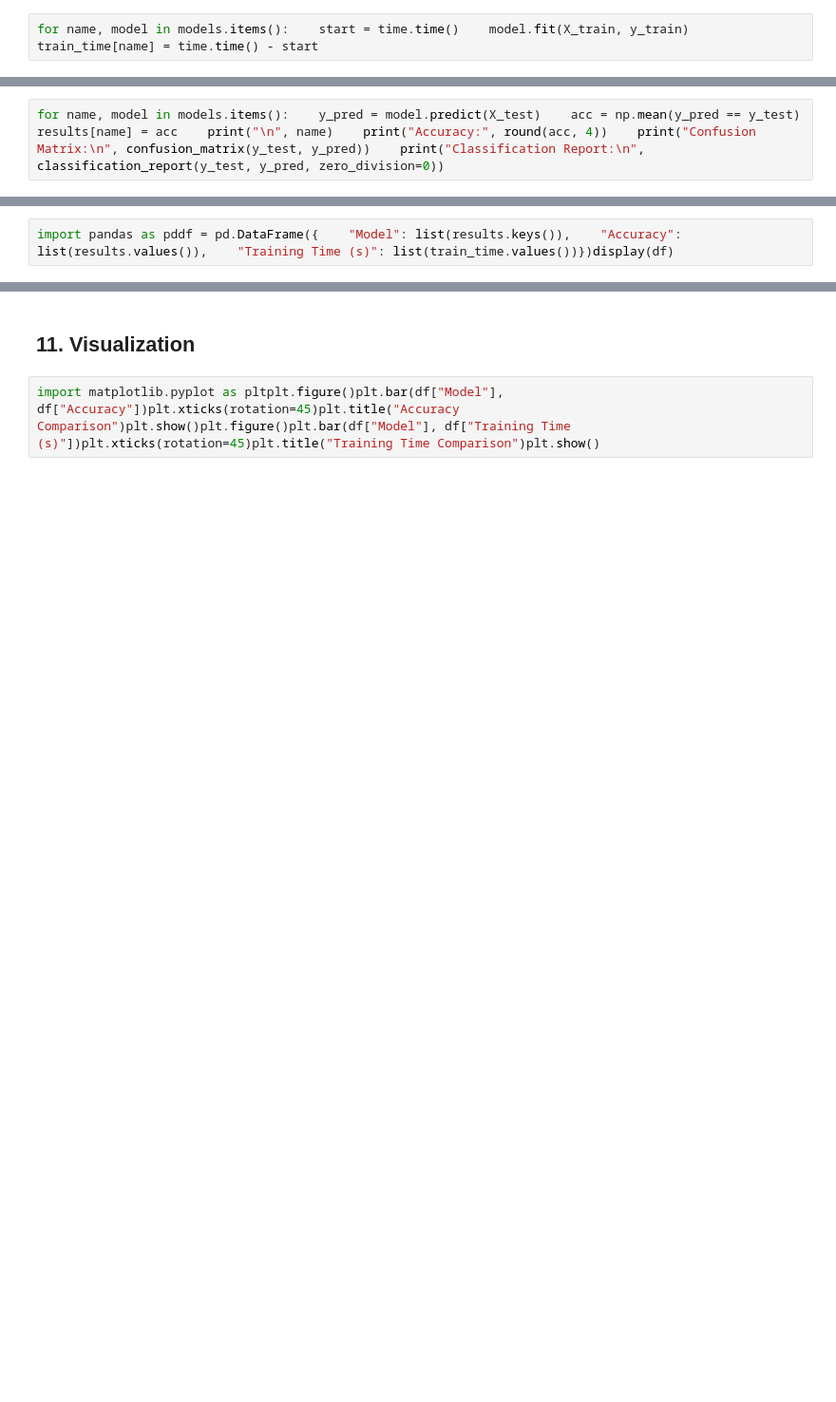
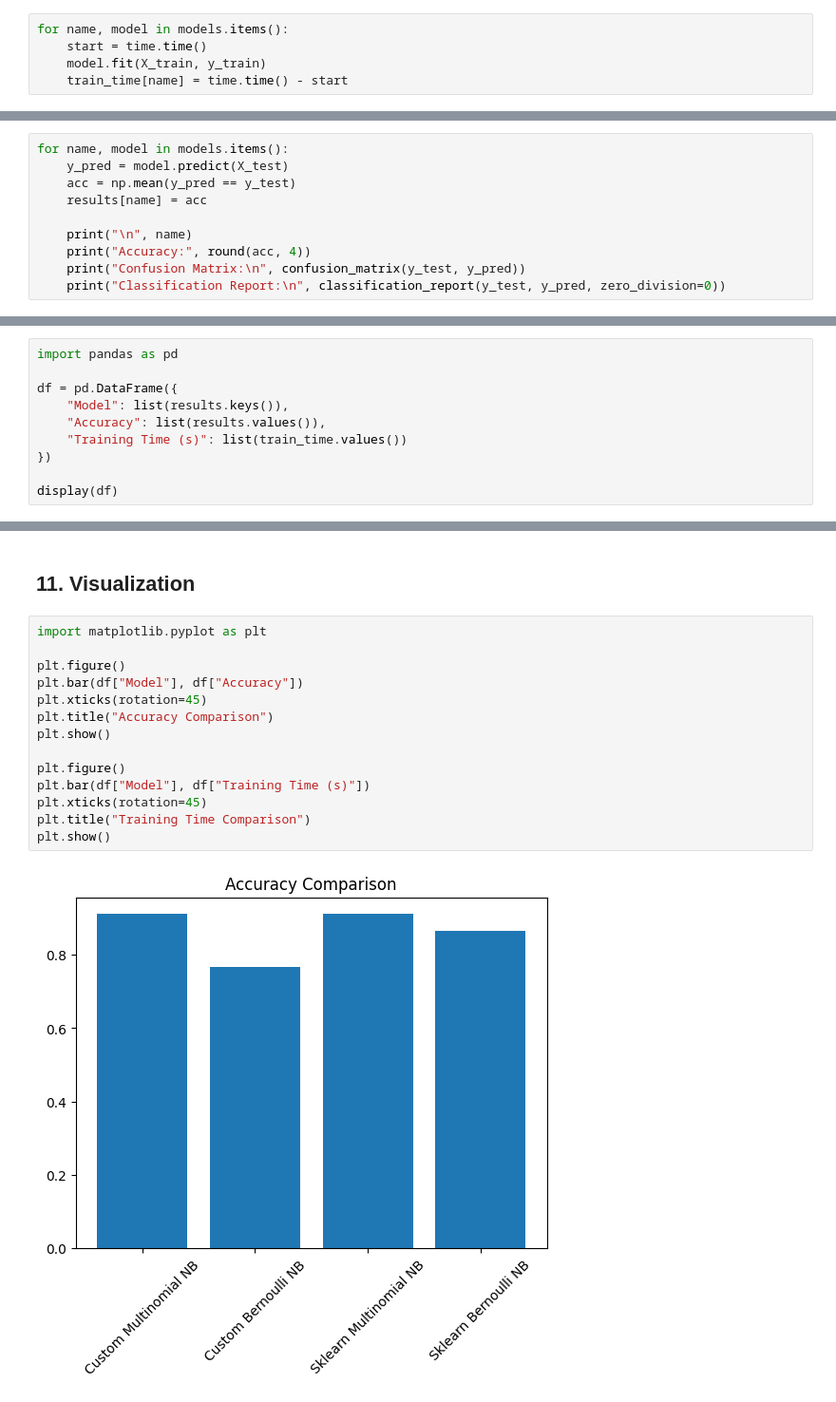
Before and after one commit to Harry5867/ML_Group6, a Jupyter notebook: Chapter2/notebooks/3.Naive_bayes_clean.ipynb, the cells around one changed output, grey strips where cells are left out. Shown at 95% size. Saved outputs shown, nothing was run; the diff lists cells and outputs as text; blank space fills up the shorter version.

```diff
--- a/Chapter2/notebooks/3.Naive_bayes_clean.ipynb
+++ b/Chapter2/notebooks/3.Naive_bayes_clean.ipynb
@@ -24,8 +98,19 @@ models = {    "Custom Multinomial NB": CustomMultinomialNB(),    "Custom Bernoul
 # %% [markdown]
 ## 6. Train model
 # %%
-for name, model in models.items():    start = time.time()    model.fit(X_train, y_train)    train_time[name] = time.time() - start
+for name, model in models.items():
+    start = time.time()
+    model.fit(X_train, y_train)
+    train_time[name] = time.time() - start
 # %% [markdown]
 ## 7. Đánh giá
 # %%
-for name, model in models.items():    y_pred = model.predict(X_test)    acc = np.mean(y_pred == y_test)    results[name] = acc    print("\n", name)    print("Accuracy:", round(acc, 4))    print("Confusion Matrix:\n", confusion_matrix(y_test, y_pred))    print("Classification Report:\n", classification_report(y_test, y_pred, zero_division=0))
+for name, model in models.items():
+    y_pred = model.predict(X_test)
+    acc = np.mean(y_pred == y_test)
+    results[name] = acc
+
+    print("\n", name)
+    print("Accuracy:", round(acc, 4))
+    print("Confusion Matrix:\n", confusion_matrix(y_test, y_pred))
+    print("Classification Report:\n", classification_report(y_test, y_pred, zero_division=0))
@@ -40,4 +154,12 @@ best_model = max(results, key=results.get)print("Best model:", best_model)
 # %% [markdown]
 ## 10. Bảng kết quả
 # %%
-import pandas as pddf = pd.DataFrame({    "Model": list(results.keys()),    "Accuracy": list(results.values()),    "Training Time (s)": list(train_time.values())})display(df)
+import pandas as pd
+
+df = pd.DataFrame({
+    "Model": list(results.keys()),
+    "Accuracy": list(results.values()),
+    "Training Time (s)": list(train_time.values())
+})
+
+display(df)
@@ -44,4 +172,18 @@ import pandas as pddf = pd.DataFrame({    "Model": list(results.keys()),    "Acc
 # %% [markdown]
 ## 11. Visualization
 # %%
-import matplotlib.pyplot as pltplt.figure()plt.bar(df["Model"], df["Accuracy"])plt.xticks(rotation=45)plt.title("Accuracy Comparison")plt.show()plt.figure()plt.bar(df["Model"], df["Training Time (s)"])plt.xticks(rotation=45)plt.title("Training Time Comparison")plt.show()
+import matplotlib.pyplot as plt
+
+plt.figure()
+plt.bar(df["Model"], df["Accuracy"])
+plt.xticks(rotation=45)
+plt.title("Accuracy Comparison")
+plt.show()
+
+plt.figure()
+plt.bar(df["Model"], df["Training Time (s)"])
+plt.xticks(rotation=45)
+plt.title("Training Time Comparison")
+plt.show()
+# %% [output]
+[figure, added]
```
Also changed, not shown: parts of 10 cells of this notebook, 2 other files.
